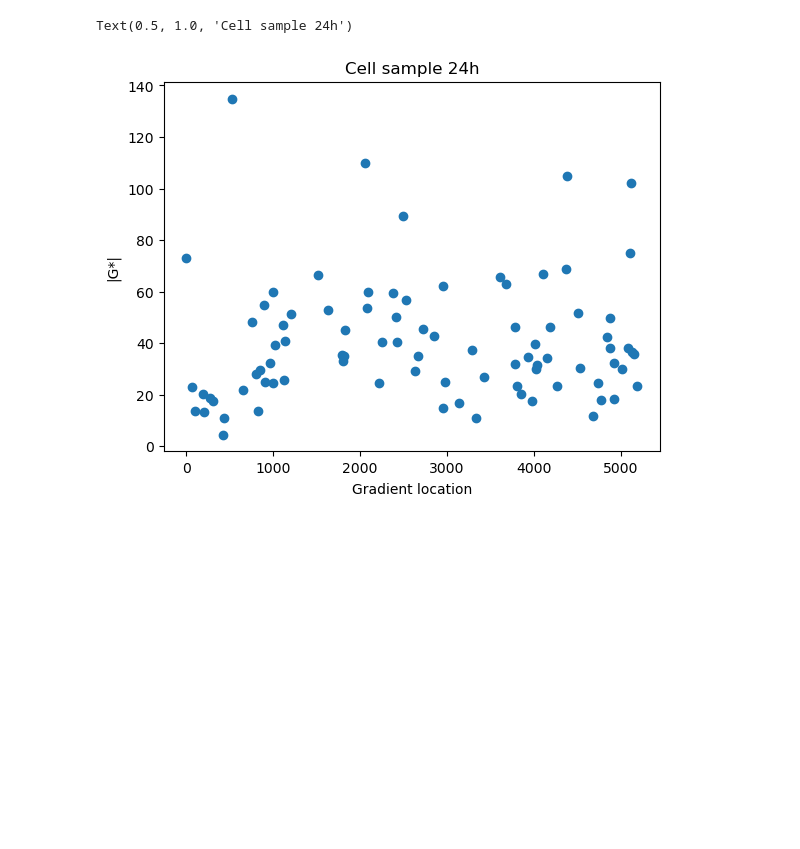
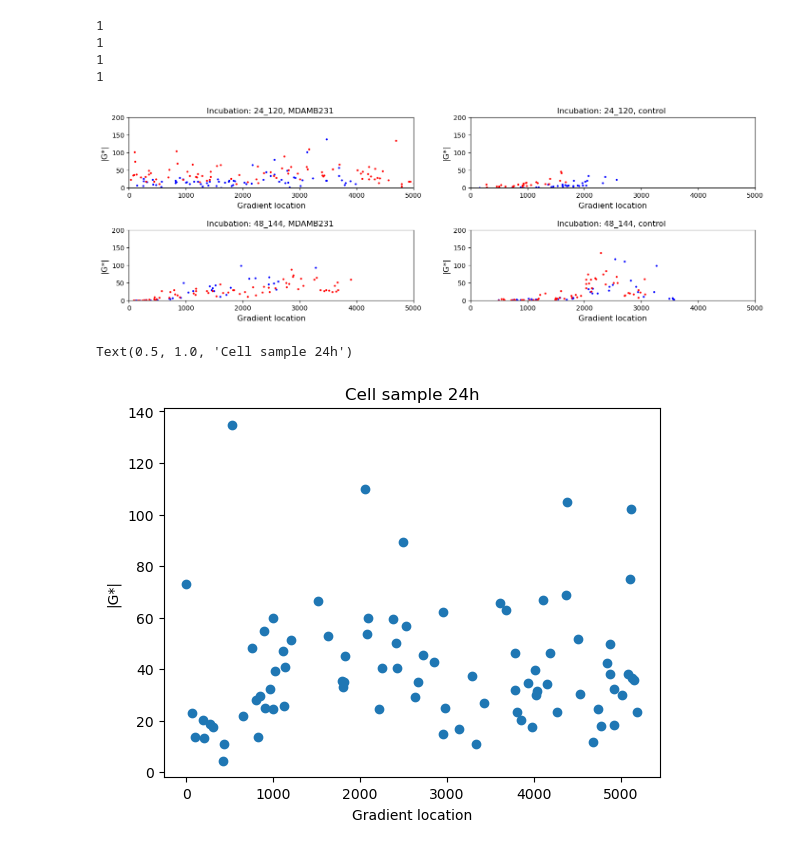
Before and after one commit to LindaSrbova/Statistics_Gelatin_Mechanics, a Jupyter notebook: Gradient_analysis.ipynb, the cells around one changed output. Drawn from its saved outputs; the diff is of its cells as text; code cells hidden in the pictures; blank space fills up the shorter version.

```diff
--- a/Gradient_analysis.ipynb
+++ b/Gradient_analysis.ipynb
@@ -75,3 +99,31 @@ exp_date = parts[2]
+# %%
+fig, axs = plt.subplots(2, (len(df['set'].unique())), figsize=(17, 5))
+plt.subplots_adjust(wspace=0.2, hspace=0.6)
+fig.suptitle("", fontsize=18, y=1)
+
+colors = ["red","blue"]
+for i,j in enumerate(df['set'].unique()):
+    dff = df[df['set']==j]
+    row = i
+    for n in(df['set_id'].unique()):
+        dfff = dff[dff['set_id']==n]
+        color = colors[int(n)]
+        for m,n in enumerate(df['sample'].unique()):
+            dffff = dfff[dfff['sample']==n]
+            col = m
+            ax = axs[row,col]
+            ax.scatter(dffff['gradient'],dffff['G_abs'],s=4, c=color) #measured from soft to stiff
+            ax.set_xlabel("Gradient location", fontsize= 12,labelpad=5)
+            ax.set_ylabel("|G*|", fontsize= 12, labelpad=5)
+            ax.set_title(f"Incubation: {j}, {n} ", fontsize = 12)
+            ax.set_ylim (0,200)
+            ax.set_xlim (0,5000)
+# %% [output]
+1
+1
+1
+1
+[figure, added]
 # %%
 plt.scatter(df['x_con'],df['G_abs'])
 plt.xlabel("Gradient location", fontsize= 10,labelpad=5)
```
Also changed, not shown: parts of 5 cells of this notebook.
